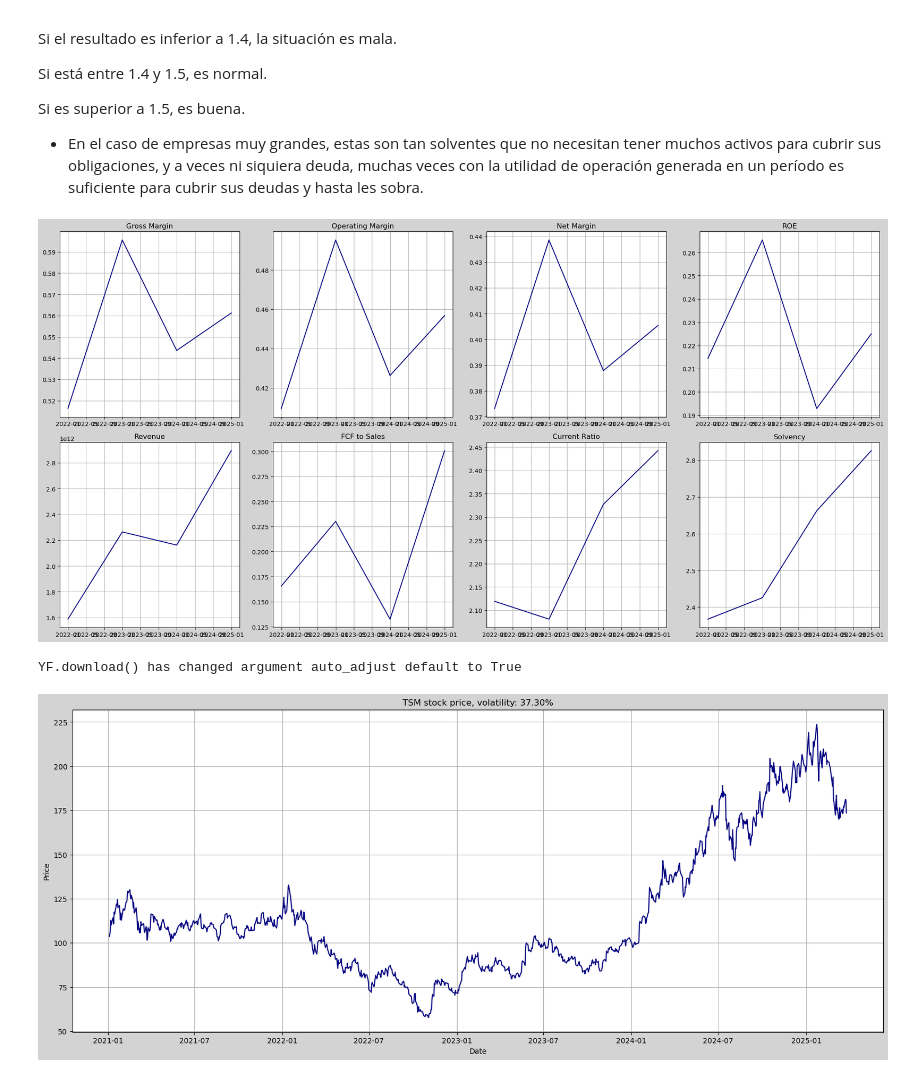
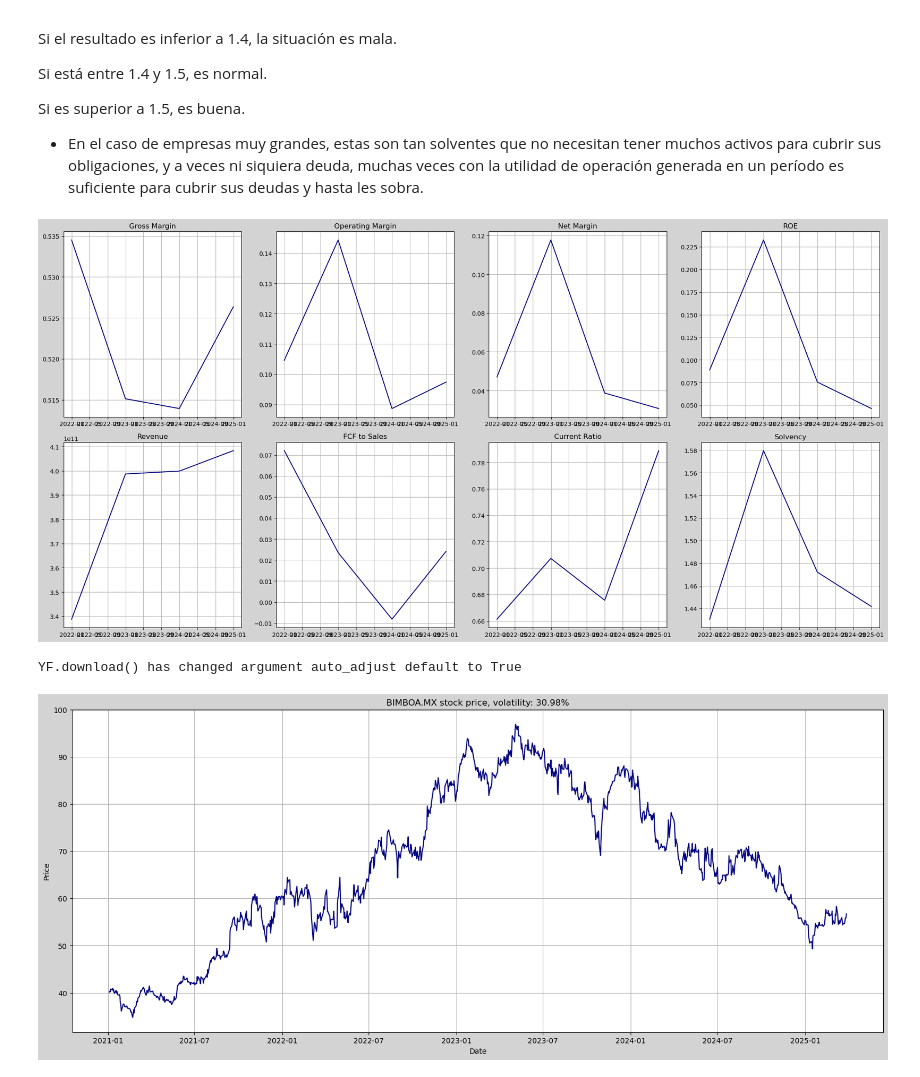
Before and after one commit to LuisMB09/admin_de_riesgos, a Jupyter notebook: Proyecto/multiplos.ipynb, the cells around one changed output. Drawn from its saved outputs; the diff is of its cells as text; code cells hidden in the pictures.

Commit message:
BIMBO

```diff
--- a/Proyecto/multiplos.ipynb
+++ b/Proyecto/multiplos.ipynb
@@ -73,7 +73,7 @@ def plot_prices(ticker:str):
     plt.grid()
     plt.show()
 # %%
-ticker = 'TSM'
+ticker = 'BIMBOA.MX'
 
 bs, ist, cf = get_financials(ticker)
 
@@ -94,35 +94,35 @@ current_ratio = bs.loc['Current Assets']/bs.loc['Current Liabilities']
 solvency = bs.loc['Total Assets']/bs.loc['Total Liabilities Net Minority Interest']
 
 eps = ist.loc['Net Income Common Stockholders'] / bs.loc['Common Stock Equity']
 
 df_multiplos = pd.DataFrame({
     'Gross Margin': gross_margin,
     'Operating Margin': operating_margin,
     'Net Margin': net_margin,
     'ROE': roe,
     'Revenue': revenue,
     'FCF to Sales': fcf_to_sales,
     'Current Ratio': current_ratio,
     'Solvency': solvency
 })
 
 df_multiplos.sort_index()
 
 fig, axes = plt.subplots(nrows=2, ncols=4, figsize=(20, 10))
 axes = axes.ravel()  # Aplana la matriz de ejes para indexar con un solo número
 
 for i, column in enumerate(df_multiplos.columns):
     axes[i].plot(df_multiplos.index, df_multiplos.iloc[:, i], c = 'navy')
     axes[i].set_title(column)
     axes[i].grid()
 plt.tight_layout()
 plt.show()
 
 plot_prices(ticker)
 # %% [output]
-[figure, old version]
+[figure, new version]
 YF.download() has changed argument auto_adjust default to True
-[figure, old version]
+[figure, new version]
 # %%
 tickers = ['MSFT', 'PG', 'DUK', 'V', 'TSM', 'GLD']
 data = yf.download(tickers, start='2021-01-01', progress=False)['Close']
```
Also changed, not shown: parts of 1 cell of this notebook.
